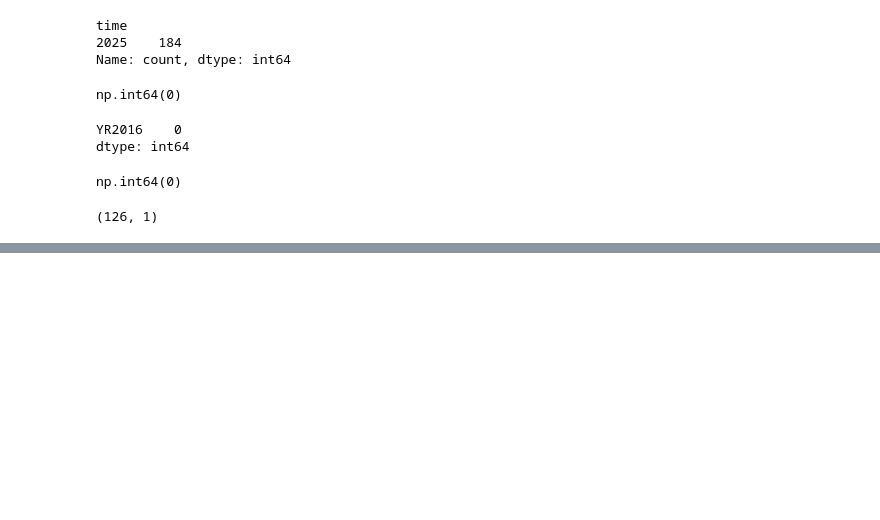
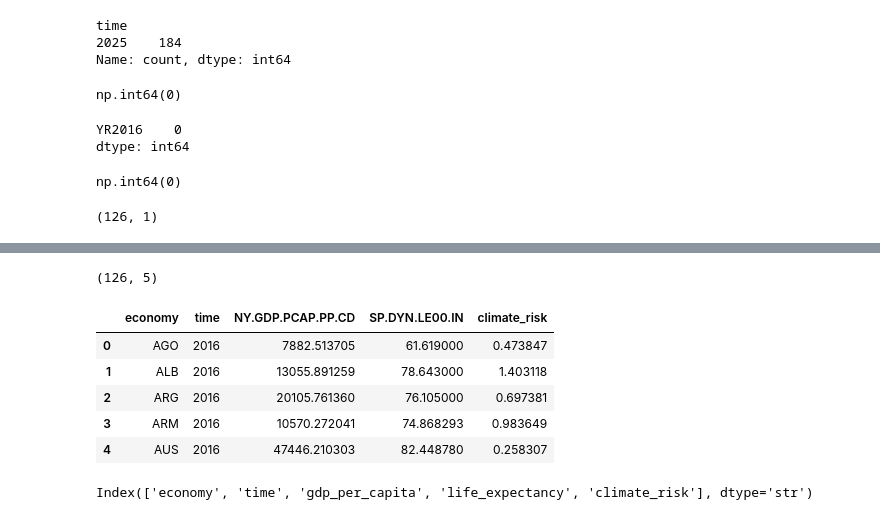
Before and after one commit to ambriapearce/life_expectancy_climate_risk, a Jupyter notebook: climate_risk.ipynb, the cells around one changed output, grey strips where cells are left out. Cells and saved outputs as stored; diff of their text form; code cells hidden in the pictures; blank space fills up the shorter version.

Commit message:
Build 2016 focus dataset
Filter df_clean to 2016.
Merge df_2016 and risk_2016 into one dataset.
Change indicator codes to readable column names.

```diff
--- a/climate_risk.ipynb
+++ b/climate_risk.ipynb
@@ -651,0 +654,4 @@ risk_clean.shape
+# %%
+# filter df_clean for 2016 data
+df_2016 = df_clean[df_clean['time'] == 2016].copy()
+df_2016.shape
@@ -651,0 +669,5 @@ risk_clean.shape
+# %%
+# reset index and rename columns
+risk_2016 = risk_clean.reset_index()
+risk_2016.columns = ['economy', 'climate_risk']
+risk_2016.head()
@@ -651,0 +681,25 @@ risk_clean.shape
+# %%
+#  merge the datasets
+merged_2016 = df_2016.merge(risk_2016, on = 'economy', how='inner')
+merged_2016.shape
+# %% [output]
+(126, 5)
+# %%
+merged_2016.head()
+# %% [output]
+|  | economy | time | NY.GDP.PCAP.PP.CD | SP.DYN.LE00.IN | climate_risk |
+| 0 | AGO | 2016 | 7882.513705 | 61.619000 | 0.473847 |
+| 1 | ALB | 2016 | 13055.891259 | 78.643000 | 1.403118 |
+| 2 | ARG | 2016 | 20105.761360 | 76.105000 | 0.697381 |
+| 3 | ARM | 2016 | 10570.272041 | 74.868293 | 0.983649 |
+| 4 | AUS | 2016 | 47446.210303 | 82.448780 | 0.258307 |
+# %%
+# renaming indicator columns
+merged_2016 = merged_2016.rename(columns={
+    'NY.GDP.PCAP.PP.CD': 'gdp_per_capita',
+    'SP.DYN.LE00.IN': 'life_expectancy'
+})
+
+merged_2016.columns
+# %% [output]
+Index(['economy', 'time', 'gdp_per_capita', 'life_expectancy', 'climate_risk'], dtype='str')
```
Also changed, not shown: parts of 5 cells of this notebook.
